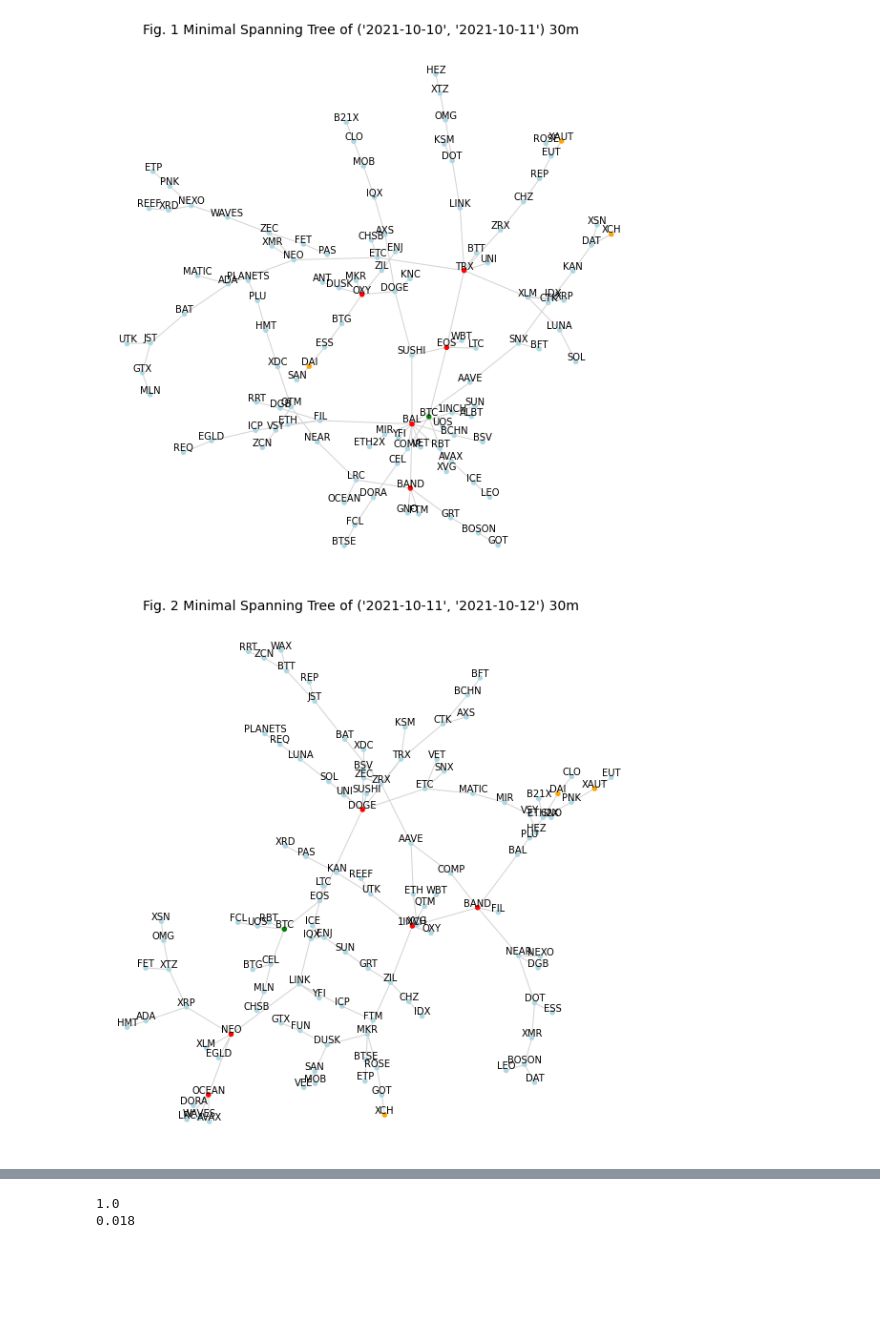
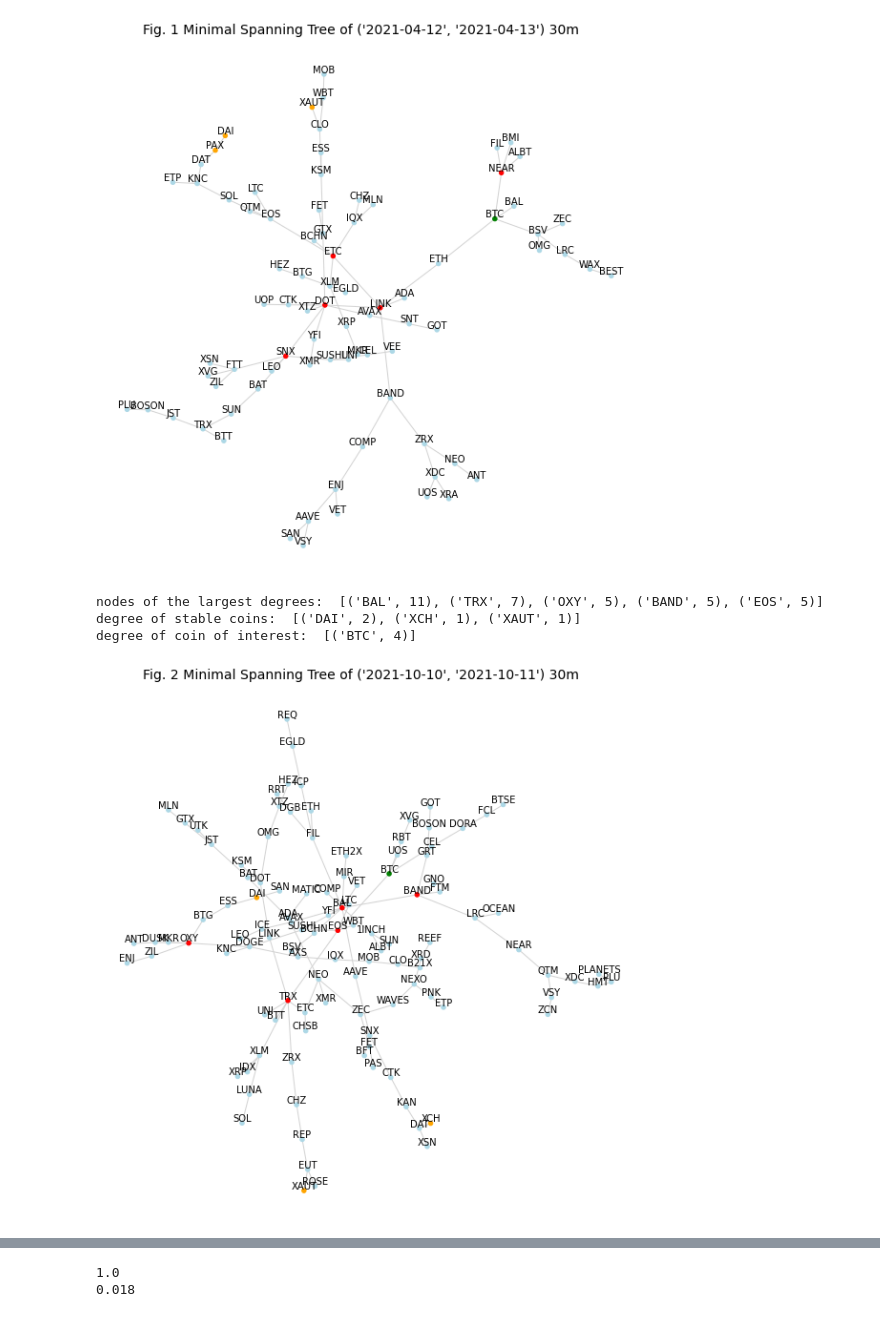
Before and after one commit to codingFerryman/crypto_market_hierarchy_structure, a Jupyter notebook: src/30m_MST_per_day.ipynb, the cells around one changed output, grey strips where cells are left out. Drawn from its saved outputs; the diff is of its cells as text; code cells hidden in the pictures; blank space fills up the shorter version.

```diff
--- a/src/30m_MST_per_day.ipynb
+++ b/src/30m_MST_per_day.ipynb
@@ -71,3 +75,5 @@ integrity_score, coins_in_use = check_integrity_score_and_load_data(coins_pass_c
+# %%
+integrity_score_range2, coins_in_use_range2 = check_integrity_score_and_load_data(timestamp_range2, coins_pass_check_1, 0.4)
 # %%
 def close_pcr_cm(df, coin_list):
     _tmp_df_pcr_list = []
@@ -80,11 +86,17 @@ def close_pcr_cm(df, coin_list):
     return _tmp_pcr_df_cm
 # %%
 # correlation matrix of percentage change of returns
-cm_pcr = {}
-for i in time_ranges:
-    df = coins_in_use['30m'][i]['data']
-    coin_list = coins_in_use['30m'][i]['coin_list']
-    cm_pcr[i] = close_pcr_cm(df, coin_list)
+cm_pcr_range1 = {}
+for i in timestamp_range1:
+    df = coins_in_use_range1['30m'][i]['data']
+    coin_list_range1 = coins_in_use_range1['30m'][i]['coin_list']
+    cm_pcr_range1[i] = close_pcr_cm(df, coin_list_range1)
+# %%
+cm_pcr_range2 = {}
+for i in timestamp_range2:
+    df = coins_in_use_range2['30m'][i]['data']
+    coin_list_range2 = coins_in_use_range2['30m'][i]['coin_list']
+    cm_pcr_range2[i] = close_pcr_cm(df, coin_list_range2)
 # %%
 def MST_from_cm_pcr(cmpcr): # cm_pcr[time_ranges[0]]
 
@@ -173,8 +178,15 @@ def MST_plot(M, title, fign):
 # %%
-MST_plot(M000, f'{time_ranges[0]} 30m', 'Fig. 1 ')
+MST_plot(M_test_range1_t, f'{time_range1[0]} 30m', 'Fig. 1 ')
 # %% [output]
-[figure, old version]
+[figure, new version]
+# %%
+M_test_range2 = MST_from_cm_pcr(cm_pcr_range2[timestamp_range2[55]])
+M_test_range2_t = target_coins(M_test_range2, ['BTC'])
+# %% [output]
+nodes of the largest degrees:  [('BAL', 11), ('TRX', 7), ('OXY', 5), ('BAND', 5), ('EOS', 5)]
+degree of stable coins:  [('DAI', 2), ('XCH', 1), ('XAUT', 1)]
+degree of coin of interest:  [('BTC', 4)]
 # %%
-MST_plot(M111, f'{time_ranges[1]} 30m', 'Fig. 2 ')
+MST_plot(M_test_range2_t, f'{time_range2[55]} 30m', 'Fig. 2 ')
 # %% [output]
-[figure, old version]
+[figure, new version]
```
Also changed, not shown: parts of 17 cells of this notebook.
